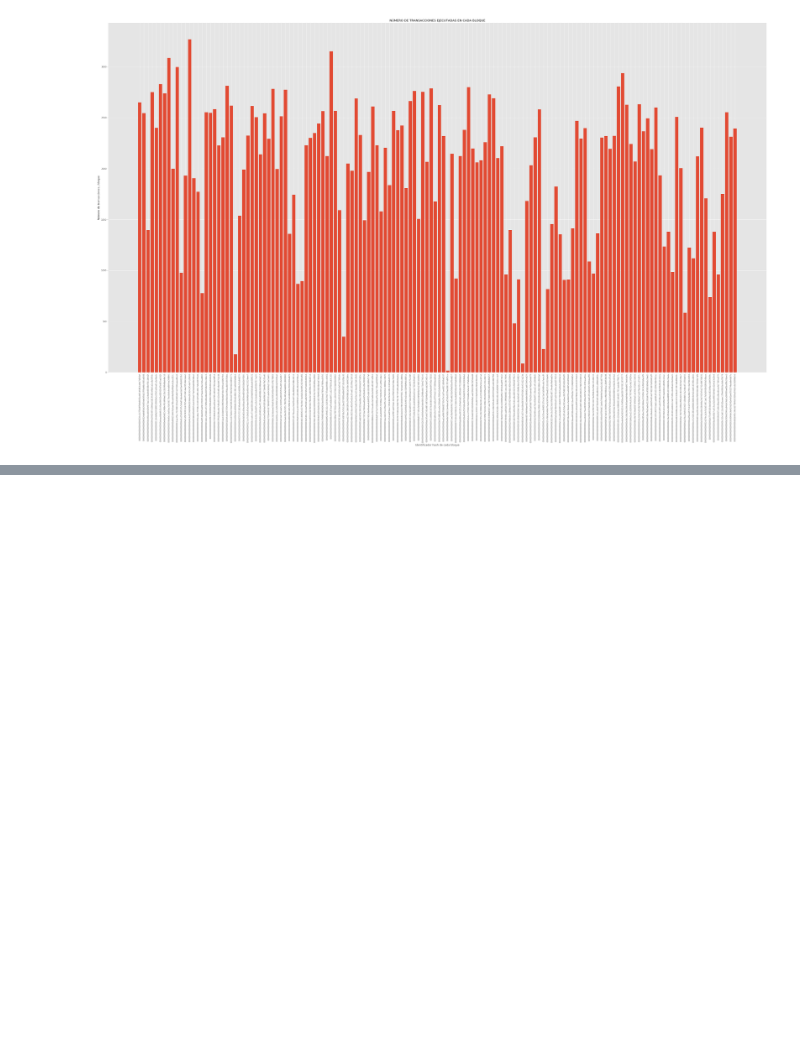
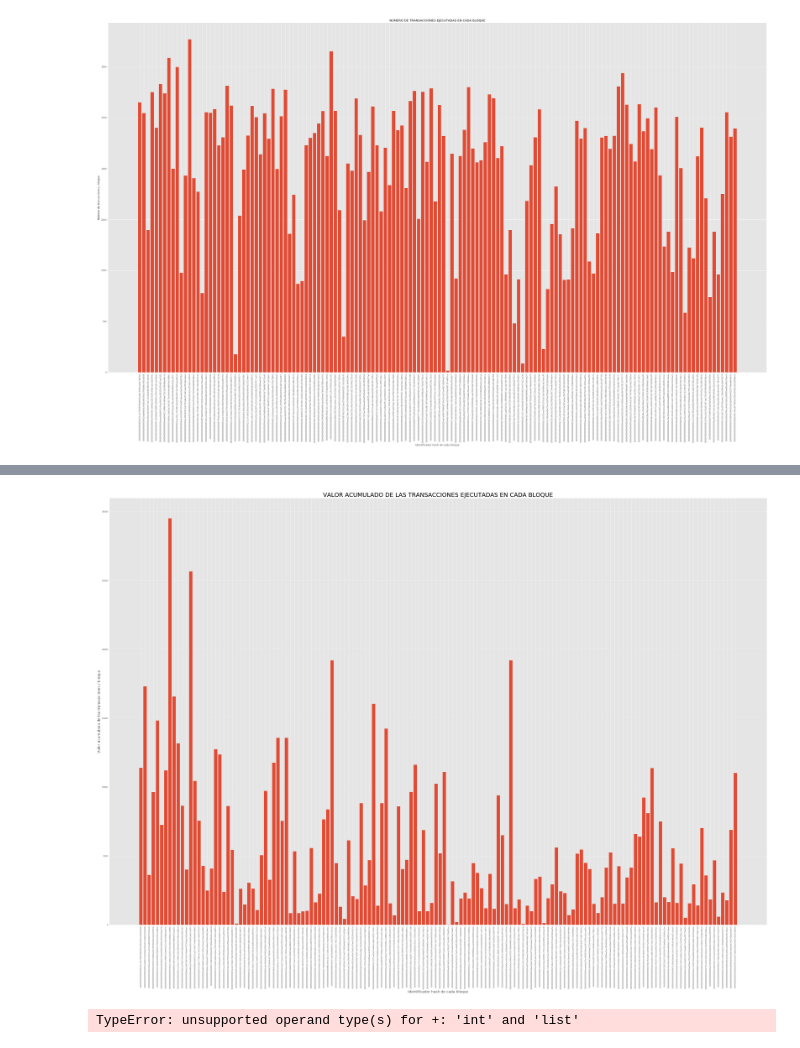
Before and after one commit to JaimePerez89/Bitcoin, a Jupyter notebook: Notebook_pruebas.ipynb, the cells around one changed output, grey strips where cells are left out. Saved outputs shown, nothing was run; the diff lists cells and outputs as text; code cells hidden in the pictures; blank space fills up the shorter version.

Commit message:
Incluido funcion valor acumulado y se aumenta el tamaño de los títulos de las gráficas

```diff
--- a/Notebook_pruebas.ipynb
+++ b/Notebook_pruebas.ipynb
@@ -158,3 +158,24 @@ El bloque '0000000000000000000d2936b039fcbc64dc43bb2a160090aef5ba5f9c20dae1' tie
 El bloque '00000000000000000002fc9069d43b4f20d1041e9bf1de67922794ada8e0b67b' tiene      2312     transacciones
 El bloque '0000000000000000000dfd3b995c54e5d27584faf1819ba590a5e3d181886e5d' tiene      2392     transacciones
 [figure]
+# %%
+# VALOR ACUMULADO TRANSACCIONES
+def valor_acumulado_txs(block_data, txs_data, representar='N'):
+
+    block_x = []
+    valor_acumulado_y = []
+
+    for i in block_data:
+        value = []
+
+        for j in block_data[i]['tx']:
+            value.extend(txs_data[j]['values'])
+
+
+        acum_value = sum(value)
+        block_x.append(i)
+        valor_acumulado_y.append(acum_value)
+        print("El valor acumulado de las transacciones para el bloque '{}' es {}"
+              .format(i, acum_value))
+
+    return
@@ -160,0 +244,3 @@ El bloque '0000000000000000000dfd3b995c54e5d27584faf1819ba590a5e3d181886e5d' tie
+# %%
+valor_acumulado_txs(block_data, txs_data, 'Y')
+# %% [output]
@@ -160,0 +264,6 @@ El bloque '0000000000000000000dfd3b995c54e5d27584faf1819ba590a5e3d181886e5d' tie
+[figure, added]
+# %%
+x=[2,3,[2,2],5]
+print(sum(x))
+# %% [output]
+TypeError: unsupported operand type(s) for +: 'int' and 'list'
```
Also changed, not shown: parts of 2 cells of this notebook, 3 other files.
